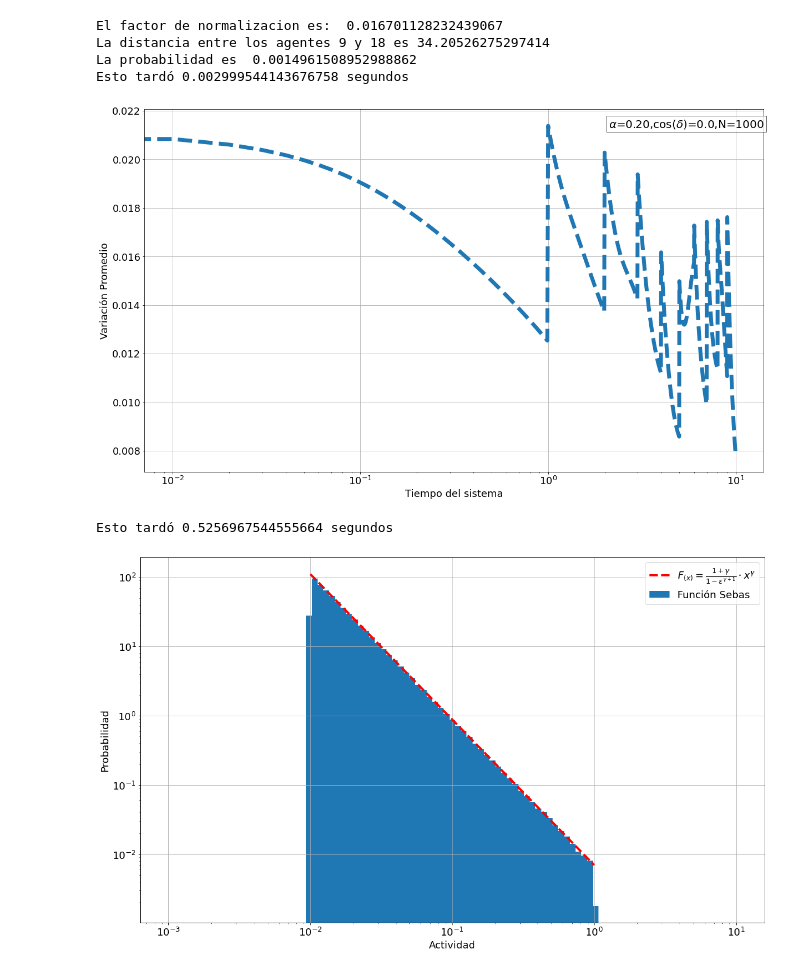
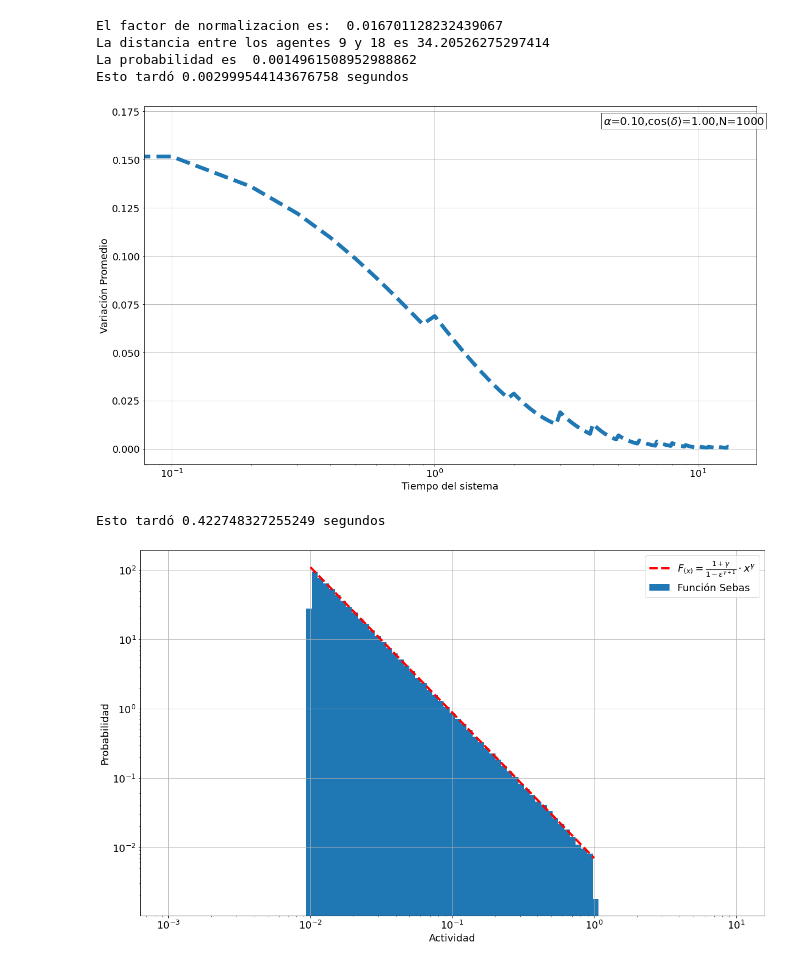
Before and after one commit to Myullnir/Tesis_Licenciatura, a Jupyter notebook: Programas Python/Profunc.ipynb, the cells around one changed output. Saved outputs shown, nothing was run; the diff lists cells and outputs as text; code cells hidden in the pictures.

```diff
--- a/Programas Python/Profunc.ipynb
+++ b/Programas Python/Profunc.ipynb
@@ -190,36 +190,35 @@ Esto tardó 0.002999544143676758 segundos
 # %%
 t0 = time.time()
 
 # Acá voy a hacer el histograma de cantidad de ciclos realizados para una serie de cuentas simples
 # versus una serie de cuentas complejas. La idea es ver si hay una ganancia de tiempo al realizar
 # cuentas simples de multiplicación, división, suma y resta versus cálculos de tanh.
 
-Datos = ldata("Datos_Opiniones_alfa=0.20_Cdelta=0.00_N=1000_Iter=0")
-Y = np.zeros(len(Datos[1][1:1000]))
+Datos = ldata("Datos_Opiniones_alfa=0.10_Cdelta=1.00_N=1000_Iter=0")
+Y = np.zeros(len(Datos[1][1::]))
 
-Y[::] = Datos[1][1:1000]
-X = np.arange(0,len(Y))*0.01
+Y[::] = Datos[1][1::]
+X = np.arange(0,len(Y))*0.1
 
 
 plt.rcParams.update({'font.size': 18})
 plt.figure(figsize=(20,12))
 plt.semilogx(X,Y,"--",linewidth = 7)
 plt.xlabel("Tiempo del sistema")
 plt.ylabel("Variación Promedio")
 plt.grid()
-plt.annotate(r"$\alpha$=0.20,cos($\delta$)=0.0,N=1000", xy=(0.75,0.95),xycoords='axes fraction',fontsize=20,bbox=dict(facecolor='White', alpha=0.7))
+plt.annotate(r"$\alpha$=0.10,cos($\delta$)=1.00,N=1000", xy=(0.75,0.95),xycoords='axes fraction',fontsize=20,bbox=dict(facecolor='White', alpha=0.7))
 # plt.legend()
 plt.show()
 
-# Al final se puede ver que obviamente hay ganancia, para un mismo intervalo de tiempo, en promedio
-# realizo aproximadamente 4 ciclos más con cuentas simples que con cuentas complejas.
+
 
 
 
 Tiempo()
 # %% [output]
-[figure, old version]
+[figure, new version]
-Esto tardó 0.5256967544555664 segundos
+Esto tardó 0.422748327255249 segundos
 # %%
 # Vamos a comprobar si la función que armé me genera distribuciones de actividad que sigan el comportamiento
 # de una Powelaw
```
Also changed, not shown: parts of 1 cell of this notebook, 18 other files.
